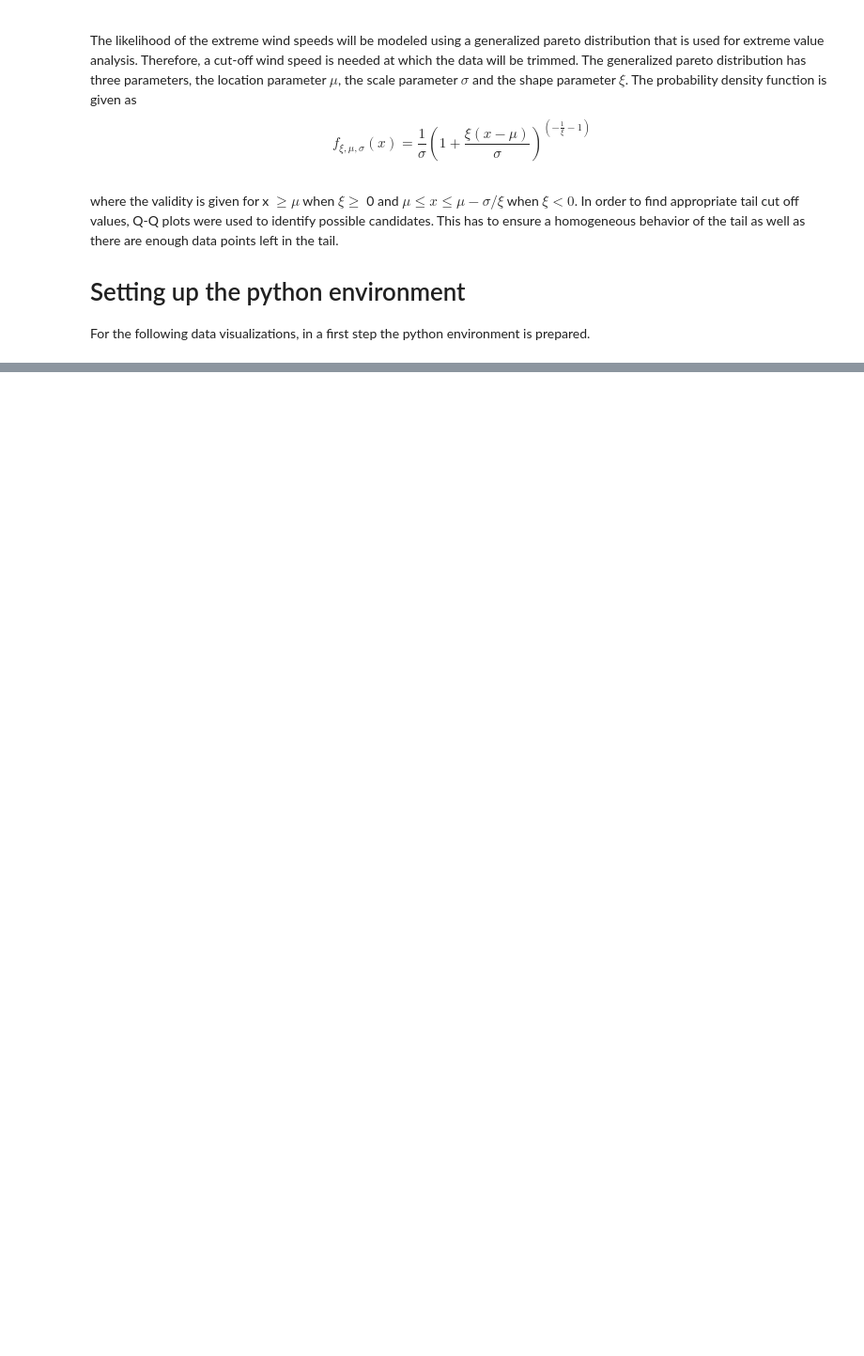
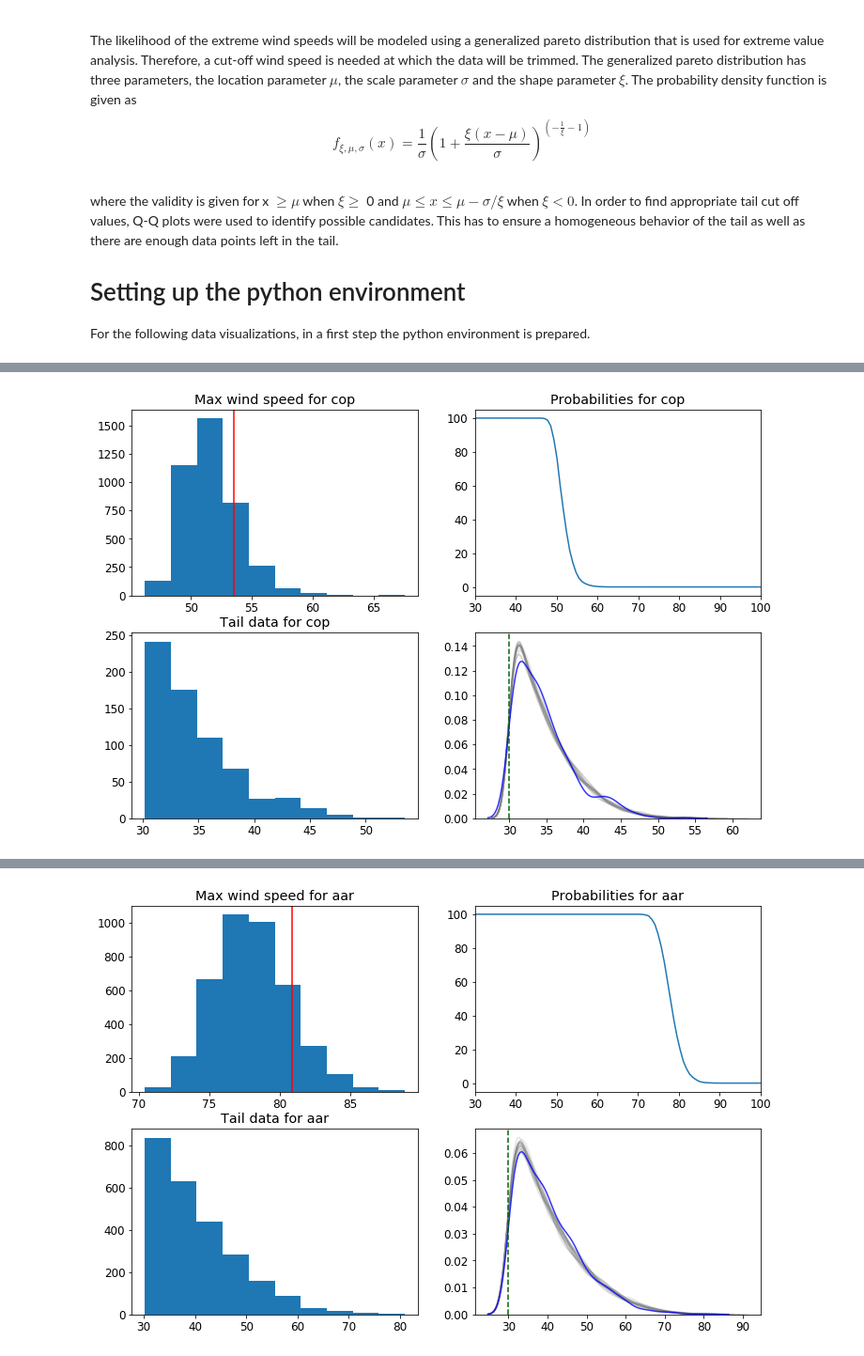
Before and after one commit to FelixBoelle/BDA-project, a Jupyter notebook: BDA-extremeWindDenmark.ipynb, the cells around one changed output, grey strips where cells are left out. Shown at 94% size. Saved outputs shown, nothing was run; the diff lists cells and outputs as text; code cells hidden in the pictures; blank space fills up the shorter version.

```diff
--- a/BDA-extremeWindDenmark.ipynb
+++ b/BDA-extremeWindDenmark.ipynb
@@ -75,0 +133,2 @@ qqp.qqplot(line='45',ax = ax)
+# %%
+model = stan_utility.compile_model('wind_sep.stan')
@@ -75,0 +141,74 @@ qqp.qqplot(line='45',ax = ax)
+# %%
+city_name_end = ['cop','aar','aal','ode','esb']
+for i,my_city in enumerate(city_name_end):
+    wind_data = np.load('winddata'+my_city+'.npy')
+    # Remove the missing data points (current '-1' values) and convert to float
+    ii = np.where(wind_data != '-1')
+    wind_data = wind_data[ii]
+    wind_data = np.array(wind_data, dtype= 'float64')
+
+    # now prepare model input
+    predicted_speeds = [40]
+    predicted_speeds = np.array(predicted_speeds)
+    tail_bool = wind_data > tail_cutoff
+    tail_data = wind_data[tail_bool]
+    N = len(tail_data)
+
+    data = dict(
+                N = N,
+                ymin = tail_cutoff,
+                y = tail_data,   # observations
+                Nt = len(predicted_speeds),
+                yt = predicted_speeds
+                    )
+
+    # fit the model
+    fit = model.sampling(data=data, seed=194838)
+    samples = fit.extract(permuted=True)
+    sigma = np.mean(samples['sigma'])
+    k = np.mean(samples['k'])
+
+    if i == 0:
+        log_like = fit.extract()['log_lik']
+    else:
+        log_like = np.concatenate((log_like,fit.extract()['log_lik']),axis = 1)
+
+    print('-------{0}------------'.format(city_name_end[i]))
+    print('Sigma: {:.2f}'.format(sigma))
+    print('K-value: {:.2f}'.format(k))
+    print('Chance storm > 74km/h: {0} %'.format(100*len([i for i in np.max(samples['yrep'],axis = 1) if i > 74])/len(samples['yrep'])))
+
+    # also visualize some
+    fig,axes = plt.subplots(nrows = 2, ncols = 2, figsize=(12,8))
+    ax = axes[0,0]
+    ax.hist(np.max(samples['yrep'],axis = 1))
+    ax.axvline(x = max(tail_data), color = 'red', label = 'max y')
+    ax.set_title('Max wind speed for {0}'.format(my_city))
+    ax = axes[0,1]
+    xnew = np.linspace(tail_cutoff,184,200)
+    ynew = list()
+    for xn in xnew:
+        ynew.append(100*len([i for i in np.max(samples['yrep'],axis = 1) if i > xn])/len(samples['yrep']))
+    ax.plot(xnew,ynew)
+    ax.set_xlim([30,100])
+    #qqp = sm.ProbPlot(tail_data - tail_cutoff, stats.genpareto , fit= True)
+    #qqp.qqplot(line='45', ax = ax)
+    #ax.set_title('QQ - {0}'.format(my_city))
+    #ax.hist(samples['yrep'][0])
+    ax.set_title('Probabilities for {0}'.format(my_city))
+    ax = axes[1,0]
+    ax.hist(tail_data)
+    ax.set_title('Tail data for {0}'.format(my_city))
+    ax = axes[1,1]
+    for i in range(0,20):
+        sigma_draws = samples['sigma'][i:i+1]
+        k_draws = samples['k'][i:i+1]
+        sns.kdeplot(samples['yrep'][:,i], alpha = 0.2, color="gray")
+    sigma_mean = np.mean(samples['sigma'])
+    k_mean = np.mean(samples['k'])
+    #y = gpareto_pdf(x,tail_cutoff, sigma_mean, k_mean)
+    #ax.plot((x),(y),'k',linewidth = 4, label = 'gp_pdf(mean sigma, mean k)')
+    sns.kdeplot(tail_data, alpha = 0.8, color="blue")
+    ax.axvline(x = (tail_cutoff), color = 'darkgreen',linestyle = 'dashed', label = 'cutoff')
+    plt.show()
+# %% [output]
@@ -75,0 +219 @@ qqp.qqplot(line='45',ax = ax)
+[figure, added]
@@ -75,0 +224 @@ qqp.qqplot(line='45',ax = ax)
+[figure, added]
```
Also changed, not shown: parts of 15 cells of this notebook.
